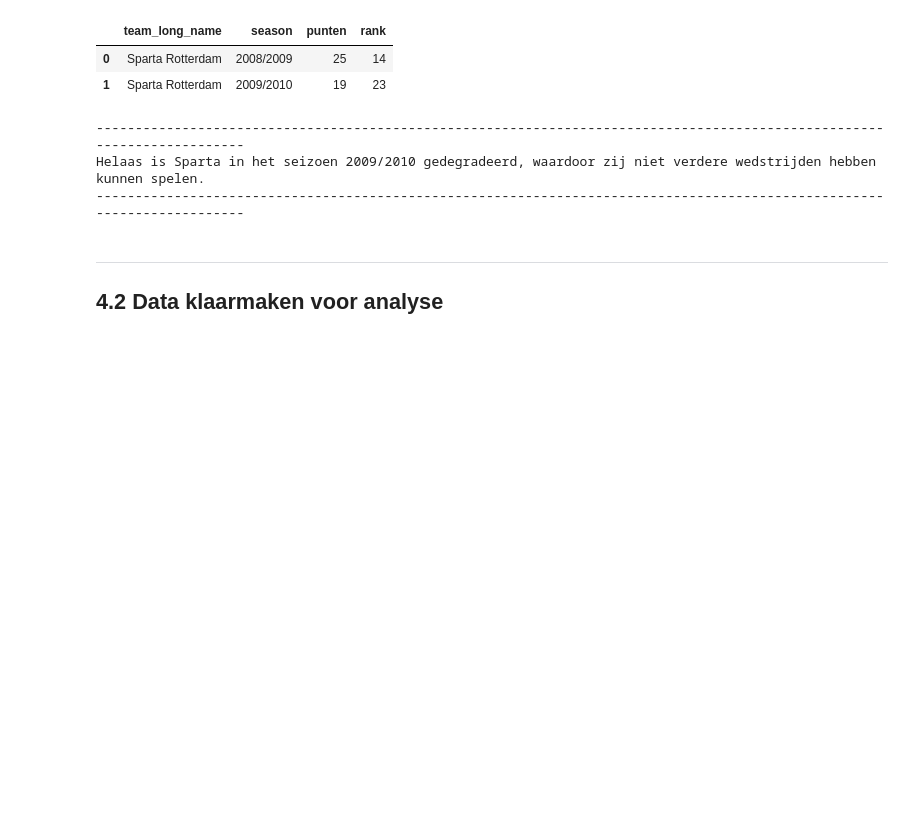
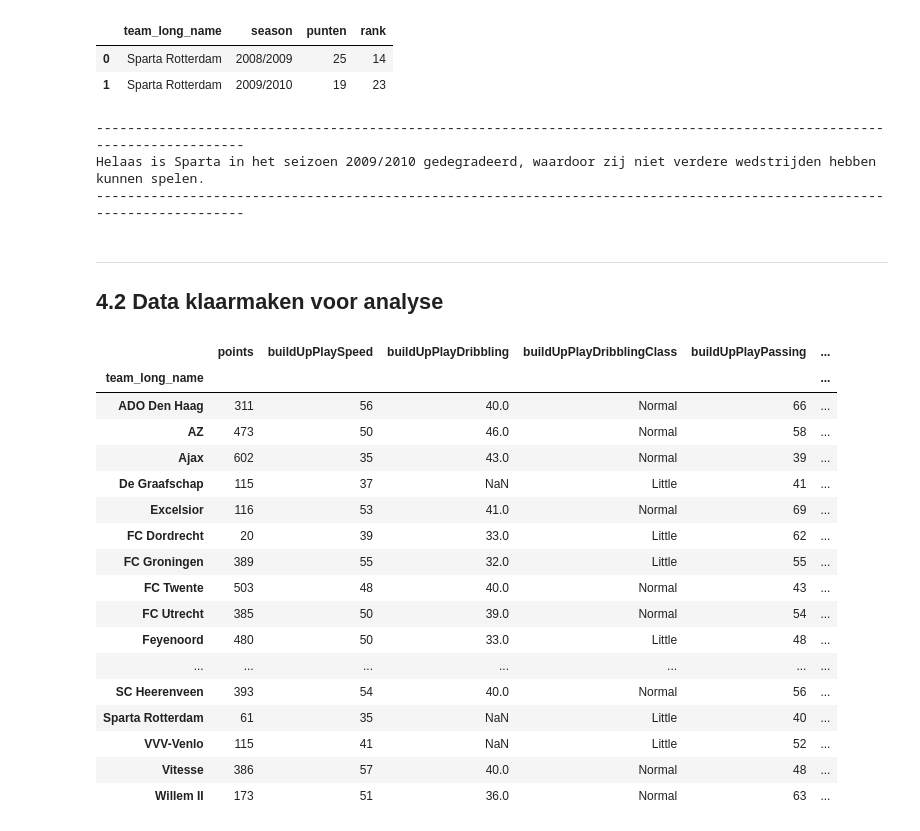
Before and after one commit to EchoinSilences/Datalab2, a Jupyter notebook: Report.ipynb, the cells around one changed output. Drawn from its saved outputs; the diff is of its cells as text; code cells hidden in the pictures; blank space fills up the shorter version.

Commit message:
removed more uninteresting columns

```diff
--- a/Report.ipynb
+++ b/Report.ipynb
@@ -777,4 +777,25 @@ punten_df['team_api_id'] = [teams[teams['team_long_name'] == team_naam]['team_ap
 team_attributes_df = team_attributes[team_attributes['team_api_id'].isin(punten_df['team_api_id'])].sort_values('date', ascending=False).drop_duplicates(subset=['team_api_id'], keep='first').reset_index(drop=True)
 
 # merge de punten_df met team_attributes_df op team_api_id en verwijder irrelevante kolommen
-onderzoek_df = pd.merge(punten_df, team_attributes_df, on='team_api_id', how='inner').drop(columns=['id', 'date', 'team_api_id', 'team_fifa_api_id']).set_index('team_long_name')
+onderzoek_df = pd.merge(punten_df, team_attributes_df, on='team_api_id', how='inner').drop(columns=['id', 'date', 'team_api_id', 'team_fifa_api_id', 'buildUpPlaySpeedClass', 'buildUpPlayPassingClass', 'buildUpPlayPositioningClass', 'chanceCreationCrossingClass', 'chanceCreationPositioningClass', 'defenceAggressionClass', 'defenceTeamWidthClass', 'defenceDefenderLineClass']).set_index('team_long_name')
+# %%
+onderzoek_df
+# %% [output]
+|  | points | buildUpPlaySpeed | buildUpPlayDribbling | buildUpPlayDribblingClass | buildUpPlayPassing | ... |
+| team_long_name |  |  |  |  |  | ... |
+| ADO Den Haag | 311 | 56 | 40.0 | Normal | 66 | ... |
+| AZ | 473 | 50 | 46.0 | Normal | 58 | ... |
+| Ajax | 602 | 35 | 43.0 | Normal | 39 | ... |
+| De Graafschap | 115 | 37 | NaN | Little | 41 | ... |
+| Excelsior | 116 | 53 | 41.0 | Normal | 69 | ... |
+| FC Dordrecht | 20 | 39 | 33.0 | Little | 62 | ... |
+| FC Groningen | 389 | 55 | 32.0 | Little | 55 | ... |
+| FC Twente | 503 | 48 | 40.0 | Normal | 43 | ... |
+| FC Utrecht | 385 | 50 | 39.0 | Normal | 54 | ... |
+| Feyenoord | 480 | 50 | 33.0 | Little | 48 | ... |
+| ... | ... | ... | ... | ... | ... | ... |
+| SC Heerenveen | 393 | 54 | 40.0 | Normal | 56 | ... |
+| Sparta Rotterdam | 61 | 35 | NaN | Little | 40 | ... |
+| VVV-Venlo | 115 | 41 | NaN | Little | 52 | ... |
+| Vitesse | 386 | 57 | 40.0 | Normal | 48 | ... |
+| Willem II | 173 | 51 | 36.0 | Normal | 63 | ... |
```
